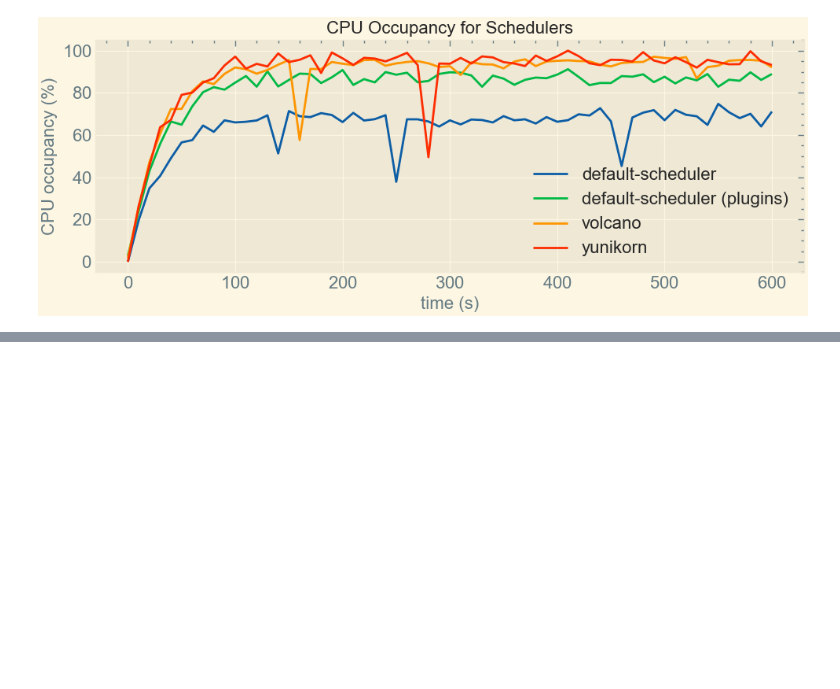
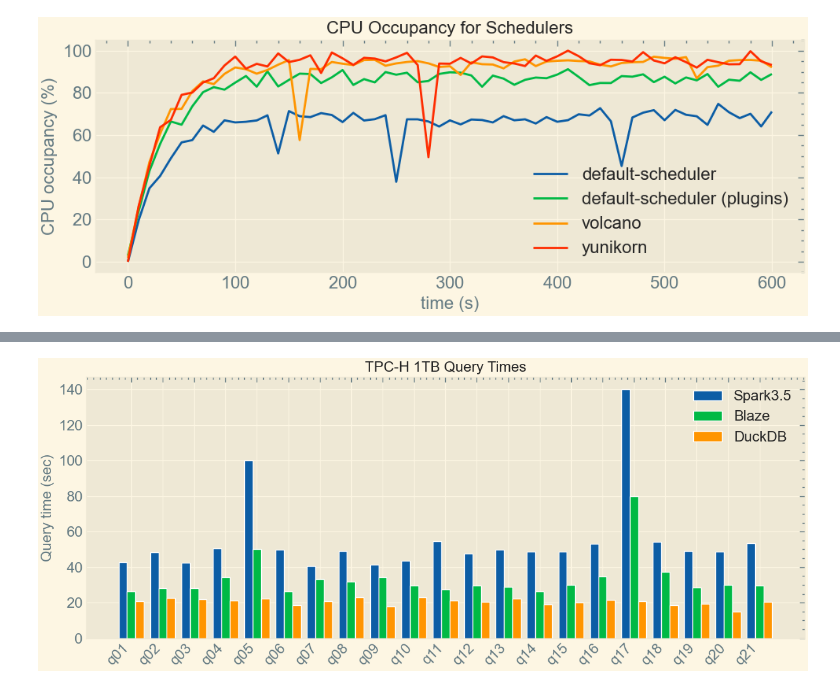
Before and after one commit to belo4ya/spark-on-kubernetes-recipes, a Jupyter notebook: university/charts/notebook.ipynb, the cells around one changed output, grey strips where cells are left out. Drawn from its saved outputs; the diff is of its cells as text; code cells hidden in the pictures; blank space fills up the shorter version.

```diff
--- a/university/charts/notebook.ipynb
+++ b/university/charts/notebook.ipynb
@@ -331,0 +454,82 @@ plt.show()
+# %%
+def generate_query_performance(queries, solutions, manual_values=None):
+    """
+    Build a DataFrame of execution times for given queries and solutions.
+
+    Parameters:
+    - queries: list of query names (e.g. ["q1","q2",...])
+    - solutions: dict mapping solution name to either
+         * a scalar or list/array of same length as queries (will be used to generate random around)
+         * a callable f(query) -> value
+    - manual_values: optional dict of form {solution: {query: value, ...}, ...}
+      these override any generated values.
+
+    Returns:
+    - DataFrame with index=queries, columns=solutions
+    """
+    df = pd.DataFrame(index=queries)
+    for sol, spec in solutions.items():
+        # base generation
+        if callable(spec):
+            df[sol] = [spec(q) for q in queries]
+        else:
+            arr = np.array(spec)
+            if arr.ndim == 0:
+                mean = float(arr)
+                df[sol] = mean + np.random.normal(scale=mean*0.1, size=len(queries))
+            elif arr.ndim == 1 and len(arr) == len(queries):
+                df[sol] = arr
+            else:
+                raise ValueError(f"Solution '{sol}' spec must be scalar or 1D array of length {len(queries)}")
+        # override by manual_values if provided
+        if manual_values and sol in manual_values:
+            for q, v in manual_values[sol].items():
+                if q in df.index:
+                    df.at[q, sol] = v
+    return df
+
+def plot_comparison(df, benchmark_name="Benchmark", title=None):
+    """
+    Plot a grouped bar chart of the DataFrame df (queries x solutions).
+    """
+    fig, ax = plt.subplots(figsize=(12, 5))
+    queries = df.index.tolist()
+    sols = df.columns.tolist()
+    n = len(queries)
+    m = len(sols)
+    x = np.arange(n)
+    width = 0.8 / m
+    for i, sol in enumerate(sols):
+        ax.bar(x + i*width, df[sol], width, label=sol)
+    ax.set_xticks(x + width*(m-1)/2)
+    ax.set_xticklabels(queries, rotation=45, ha='right')
+    ax.set_ylabel("Query time (sec)")
+    ax.set_title(title or f"{benchmark_name} Query Times")
+    ax.legend()
+    fig.tight_layout()
+    plt.show()
+
+# Example usage:
+
+# choose subset of queries
+queries = [f"q{str(i).zfill(2)}" for i in range(1, 22)]
+
+# define solutions with a base scalar time (will add noise)
+solutions = {
+    "Spark3.5": 50,    # base mean 50s
+    "Blaze":     30,    # base mean 30s
+    "DuckDB":    20     # base mean 20s
+}
+
+# override a few manual values
+manual = {
+    "Spark3.5": {"q05":100, "q17":140},
+    "Blaze":     {"q05": 50, "q17": 80}
+}
+
+df_perf = generate_query_performance(queries, solutions, manual_values=manual)
+print(df_perf.head())
+
+# plot
+plot_comparison(df_perf, benchmark_name="TPC-H 1TB")
+# %% [output]
@@ -331,0 +542 @@ plt.show()
+[figure, added]
```
Also changed, not shown: parts of 12 cells of this notebook, 11 other files.
